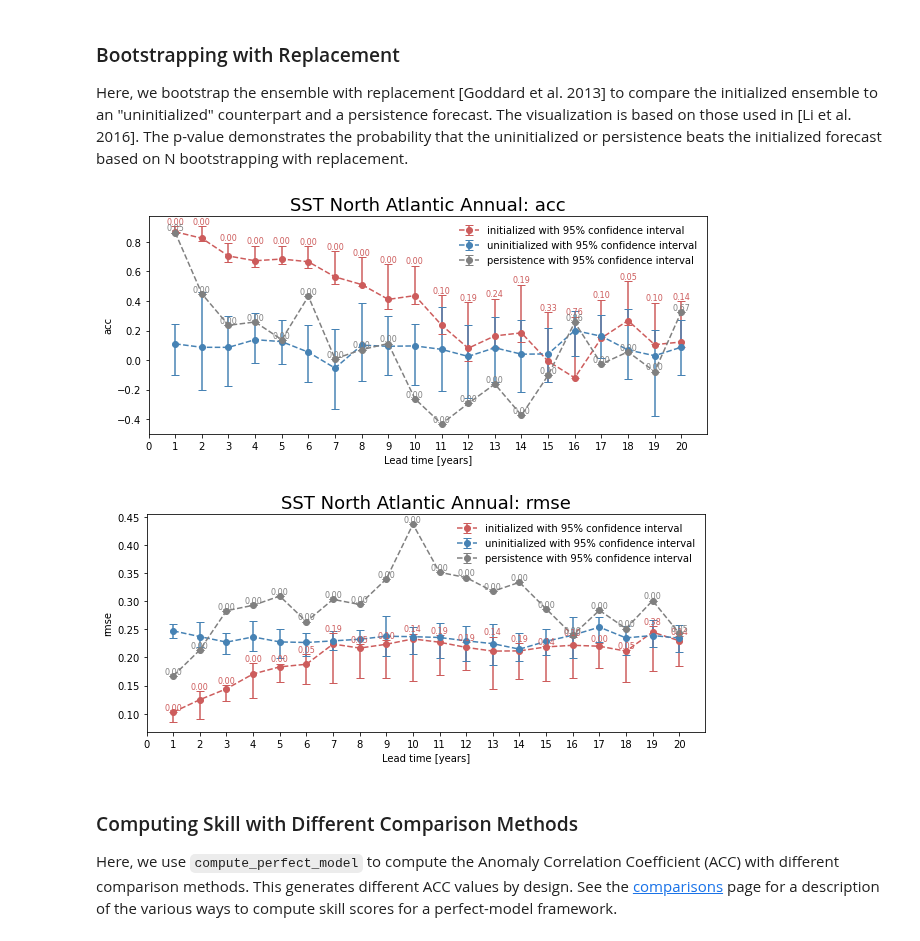
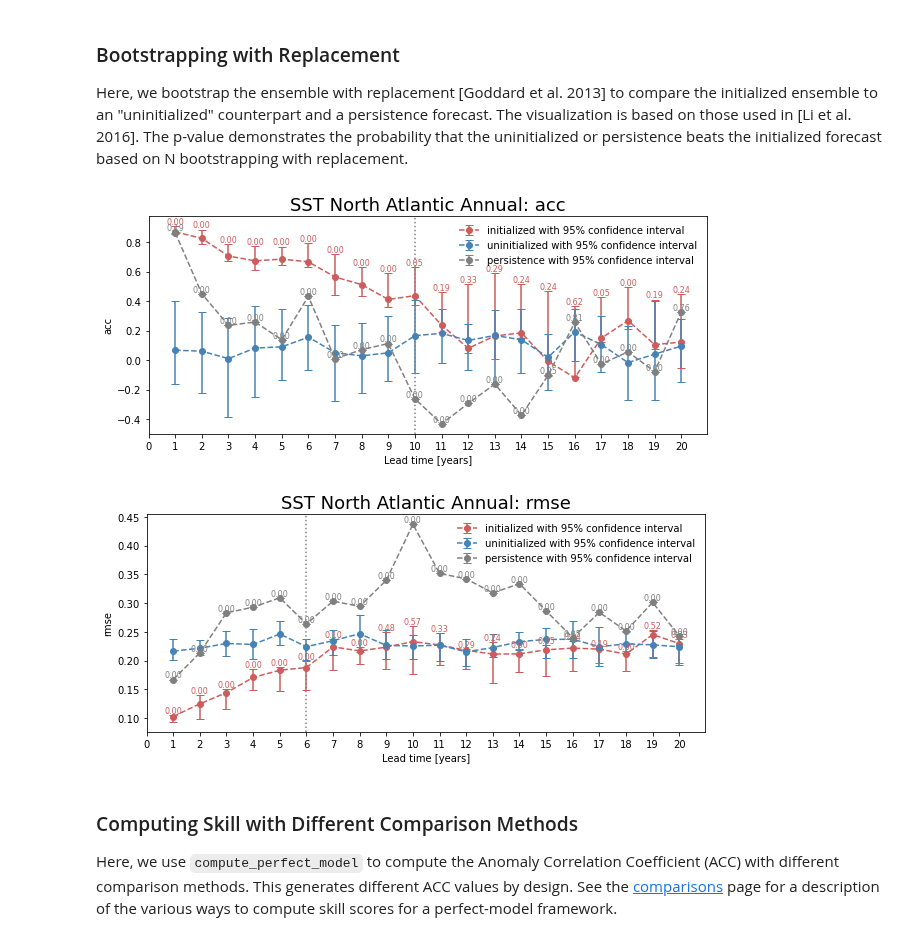
Before and after one commit to pangeo-data/climpred, a Jupyter notebook: docs/source/examples/decadal/perfect-model-predictability-demo.ipynb, the cells around one changed output. Cells and saved outputs as stored; diff of their text form; code cells hidden in the pictures.

Commit message:
implement fix predictability horizon

```diff
--- a/docs/source/examples/decadal/perfect-model-predictability-demo.ipynb
+++ b/docs/source/examples/decadal/perfect-model-predictability-demo.ipynb
@@ -76,0 +72,9 @@ pm.verify(metric='acc', comparison='m2e', dim=['init', 'member'],reference=['uni
+# %%
+skill = pm.verify(metric='acc', comparison='m2e', dim=['init', 'member'],reference=['uninitialized'])
+ph = predictability_horizon(skill.sel(skill='initialized')>skill.sel(skill='uninitialized'))
+fig,ax=plt.subplots(ncols=3,figsize=(12,3))
+for i,v in enumerate(skill.data_vars):
+    fg=skill[v].plot(hue='skill',ax=ax[i])
+    # add gray line where initialized > uninitialized
+    ax[i].axvline(x=ph[v],c='gray',ls=':', label='predictability horizon')
+plt.tight_layout()
@@ -81,15 +90,18 @@ Here, we bootstrap the ensemble with replacement [Goddard et al. 2013] to compar
 # %%
 for metric in ['acc', 'rmse']:
     bootstrapped = pm[['tos']].bootstrap(metric=metric, comparison='m2e', dim=['init', 'member'],
                                          iterations=21, sig=95, reference=['uninitialized','persistence'])
 
     climpred.graphics.plot_bootstrapped_skill_over_leadyear(bootstrapped)
+    # add gray line where last lead p <= 0.05
+    ph = predictability_horizon(bootstrapped.sel(results='p',skill='uninitialized')<=0.05)
+    plt.axvline(x=ph.tos,c='gray',ls=':', label='predictability horizon')
     plt.title(' '.join(['SST', 'North Atlantic', 'Annual:', metric]),fontsize=18)
     plt.ylabel(metric)
     plt.show()
 # %% [output]
-[figure, old version]
+[figure, new version]
-[figure, old version]
+[figure, new version]
 # %% [markdown]
 ### Computing Skill with Different Comparison Methods
 
```
Also changed, not shown: parts of 8 cells of this notebook, 3 other files.
